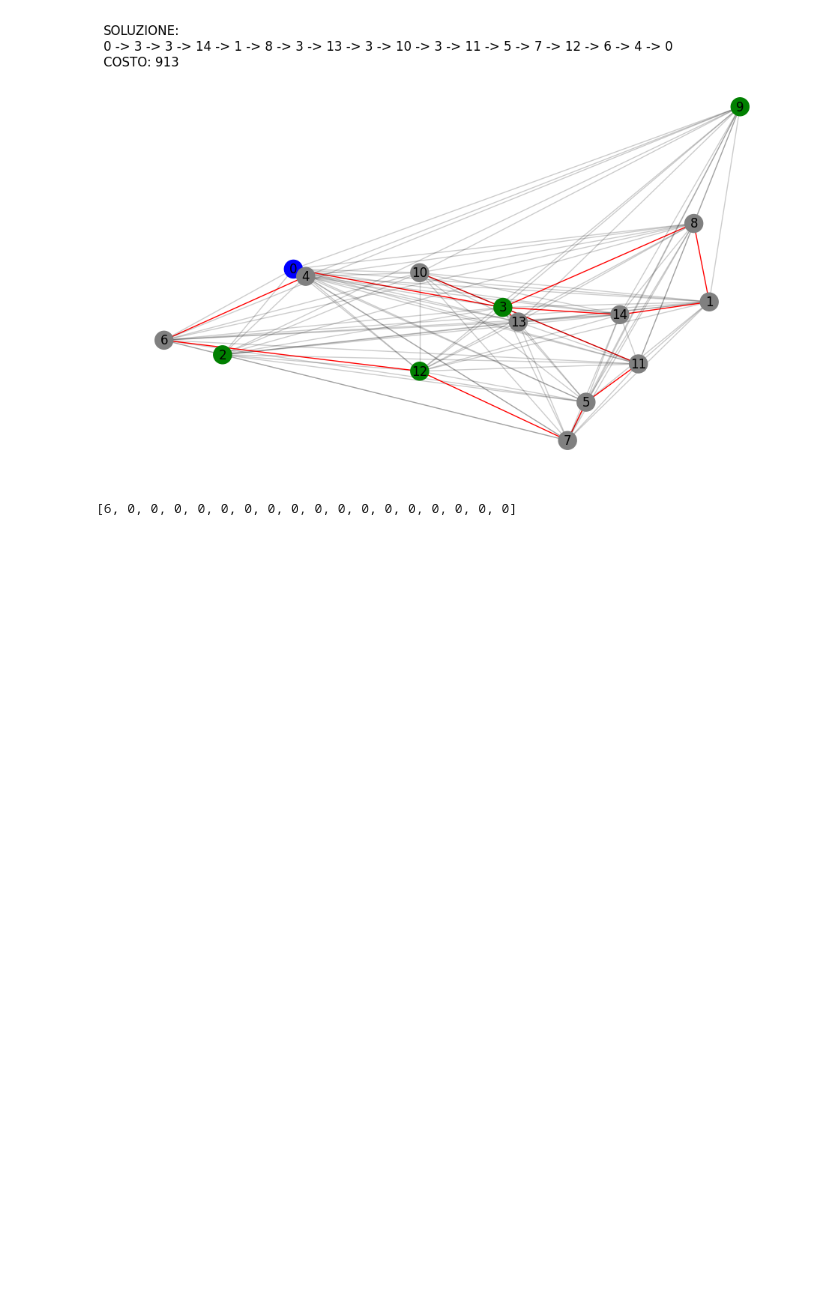
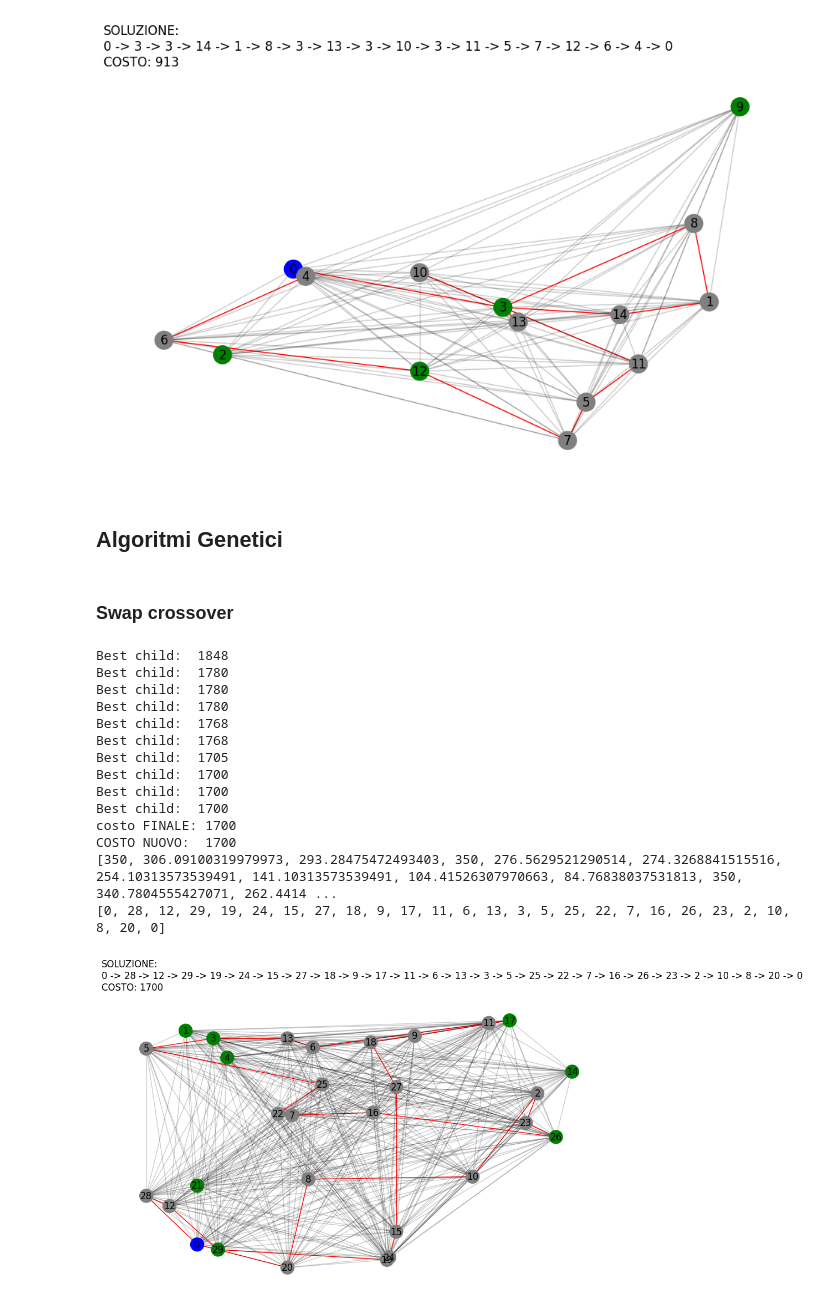
Before and after one commit to LorenzoColombi/G-TSP, a Jupyter notebook: GTSP.ipynb, the cells around one changed output. Drawn from its saved outputs; the diff is of its cells as text; code cells hidden in the pictures; blank space fills up the shorter version.

```diff
--- a/GTSP.ipynb
+++ b/GTSP.ipynb
@@ -1260,7 +1165,7 @@ COSTO NUOVO:  913
 [150, 150, 150, 111.7900536509144, 81.9571858705618, 38.66746422673508, 150, 140.5660188679434, 150, 116.98485196156165, 150, 96.17621343680844, 69.15770126459584, 47.317371596754285, 150, 65.27692168 ...
 [0, 3, 3, 14, 1, 8, 3, 13, 3, 10, 3, 11, 5, 7, 12, 6, 4, 0]
 [figure]
-# %%
-print(soluzione)
-# %% [output]
-[6, 0, 0, 0, 0, 0, 0, 0, 0, 0, 0, 0, 0, 0, 0, 0, 0, 0]
+# %% [markdown]
+## Algoritmi Genetici
+# %% [markdown]
+### Swap crossover
@@ -1266,0 +1231,60 @@ print(soluzione)
+# %%
+import itertools
+import networkx as nx
+import utility_function as uf
+
+#Caricamento del grafo da file
+#scelta istanza
+graph_file = "istances/USA.gml"
+batteria_max = 350
+
+#lettura grafo
+G = nx.read_gml(graph_file, destringizer=int)
+
+#applicazione algoritmo greedy
+soluzione1, batteria_per_nodo = greedy_farthest_insertion(G,batteria_max)
+soluzione1, batteria_per_nodo= uf.add_colonnine_to_tour(G, soluzione1, batteria_per_nodo, batteria_max)
+costo1 = uf.costo(G,soluzione1,batteria_per_nodo)
+
+soluzione2,  batteria_per_nodo= greedy_cheapest_insertion(G,batteria_max)
+soluzione2, batteria_per_nodo= uf.add_colonnine_to_tour(G, soluzione2, batteria_per_nodo, batteria_max)
+costo2 = uf.costo(G,soluzione2,batteria_per_nodo)
+
+
+soluzione4,  batteria_per_nodo= greedy_random_insertion_colonnine(G,batteria_max)
+costo4 = uf.costo(G,soluzione4,batteria_per_nodo)
+
+soluzione5, batteria_per_nodo = greedy_random_insertion(G,batteria_max)
+soluzione5, batteria_per_nodo= uf.add_colonnine_to_tour(G, soluzione5, batteria_per_nodo, batteria_max)
+costo5= uf.costo(G,soluzione5,batteria_per_nodo)
+
+
+
+sol_list = [(soluzione3,costo3),(soluzione1,costo1),(soluzione4,costo4), (soluzione5,costo5),(soluzione2,costo2)]
+
+soluzione, batteria_per_nodo = ga_swap_crossover(G, sol_list, 15, 10, 10,batteria_max)
+#soluzione, batteria_per_nodo = local_3opt(G, soluzione, batteria_per_nodo)
+costo= uf.costo(G,soluzione, batteria_per_nodo)
+
+print("COSTO NUOVO: ", costo)
+
+print(batteria_per_nodo)
+print(soluzione)
+
+uf.draw_solution(G, soluzione, costo)
+# %% [output]
+Best child:  1848
+Best child:  1780
+Best child:  1780
+Best child:  1780
+Best child:  1768
+Best child:  1768
+Best child:  1705
+Best child:  1700
+Best child:  1700
+Best child:  1700
+costo FINALE: 1700
+COSTO NUOVO:  1700
+[350, 306.09100319979973, 293.28475472493403, 350, 276.5629521290514, 274.3268841515516, 254.10313573539491, 141.10313573539491, 104.41526307970663, 84.76838037531813, 350, 340.7804555427071, 262.4414 ...
+[0, 28, 12, 29, 19, 24, 15, 27, 18, 9, 17, 11, 6, 13, 3, 5, 25, 22, 7, 16, 26, 23, 2, 10, 8, 20, 0]
+[figure, added]
```
Also changed, not shown: parts of 3 cells of this notebook.
